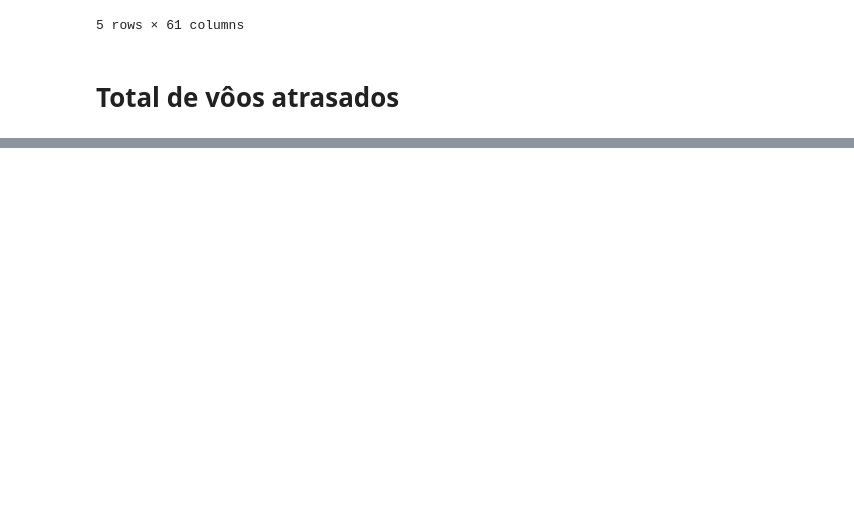
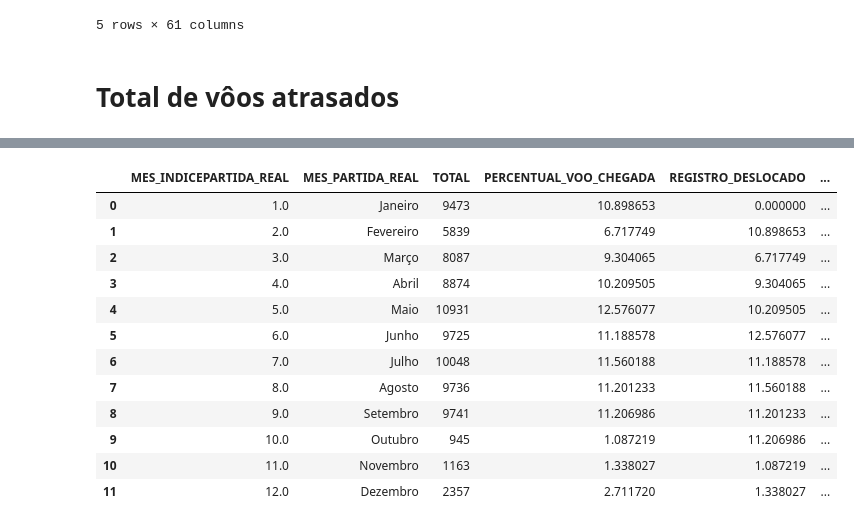
Before and after one commit to rodrigorocha1/dashboard_historico_voos, a Jupyter notebook: notebooks/analise_dos_dados.ipynb, the cells around one changed output, grey strips where cells are left out. Drawn from its saved outputs; the diff is of its cells as text; code cells hidden in the pictures; blank space fills up the shorter version.

```diff
--- a/notebooks/analise_dos_dados.ipynb
+++ b/notebooks/analise_dos_dados.ipynb
@@ -309,0 +322,22 @@ perfil_voos_partida_chegada(nm_coluna='PONTUALIDADE_VOO_CHEGADA')
+# %%
+def perfil_voos_chegada( filtro_mes: List = None,
+                                filtro_compania: List = None, filtro_partida: str = None, colunas_agrupamento: List = None):
+    """
+    Método personalisado para trazer o dataframe de acordo com a escolha
+    :param colunas_agrupamento: Uma lista com os campos do dataframe
+    :param filtro_partida: filtro para dizer se saíu adiantado ou atrasado
+    :param filtro_mes: Mês de Análise
+    :param filtro_compania: Compania Áerea
+    :return: Um dataframe filtrado
+    """
+
+    df_voo_adi_atra = dados_vooo_completo.copy()
+    df_voo_adi_atra = df_voo_adi_atra.sort_values(by='MES_INDICEPARTIDA_REAL')
+    if filtro_partida is not None:
+        df_voo_adi_atra = df_voo_adi_atra[(df_voo_adi_atra['PONTUALIDADE_VOO_CHEGADA'].isin(filtro_partida))]
+    if filtro_compania is not None:
+        df_voo_adi_atra = df_voo_adi_atra[(df_voo_adi_atra['NM_EMPRESAS'].isin(filtro_compania))]
+    if filtro_mes is not None:
+        df_voo_adi_atra = df_voo_adi_atra[(df_voo_adi_atra['MES_CHEGADA_REAL'].isin(filtro_mes))]
+    df_total_voos_pontualidade = df_voo_adi_atra.groupby(colunas_agrupamento).size().reset_index(name='TOTAL')
+    return df_total_voos_pontualidade
@@ -309,0 +390,8 @@ perfil_voos_partida_chegada(nm_coluna='PONTUALIDADE_VOO_CHEGADA')
+# %%
+def percentual_voo_atrasado_chegada(colunas_agrupamento: List, filtro_compania: List):
+    df_filtrado = perfil_voos_chegada(colunas_agrupamento=colunas_agrupamento, filtro_compania=filtro_compania, filtro_partida=['Atrasado'])
+    total_registro = df_filtrado['TOTAL'].sum()
+    df_filtrado['PERCENTUAL_VOO_CHEGADA'] = df_filtrado['TOTAL'] * 100 / total_registro
+    df_filtrado['REGISTRO_DESLOCADO'] = df_filtrado['PERCENTUAL_VOO_CHEGADA'].shift(1, fill_value=0)
+    df_filtrado['VARIACAO_PERCENTUAL_VOO_ATRASADO_CHEGADA'] = (df_filtrado['PERCENTUAL_VOO_CHEGADA'] - df_filtrado['REGISTRO_DESLOCADO']) / df_filtrado['REGISTRO_DESLOCADO'] * 100
+    return df_filtrado
@@ -309,0 +411,16 @@ perfil_voos_partida_chegada(nm_coluna='PONTUALIDADE_VOO_CHEGADA')
+# %%
+percentual_voo_atrasado_chegada(colunas_agrupamento=['MES_INDICEPARTIDA_REAL', 'MES_PARTIDA_REAL'], filtro_compania=['AZUL'])
+# %% [output]
+|  | MES_INDICEPARTIDA_REAL | MES_PARTIDA_REAL | TOTAL | PERCENTUAL_VOO_CHEGADA | REGISTRO_DESLOCADO | ... |
+| 0 | 1.0 | Janeiro | 9473 | 10.898653 | 0.000000 | ... |
+| 1 | 2.0 | Fevereiro | 5839 | 6.717749 | 10.898653 | ... |
+| 2 | 3.0 | Março | 8087 | 9.304065 | 6.717749 | ... |
+| 3 | 4.0 | Abril | 8874 | 10.209505 | 9.304065 | ... |
+| 4 | 5.0 | Maio | 10931 | 12.576077 | 10.209505 | ... |
+| 5 | 6.0 | Junho | 9725 | 11.188578 | 12.576077 | ... |
+| 6 | 7.0 | Julho | 10048 | 11.560188 | 11.188578 | ... |
+| 7 | 8.0 | Agosto | 9736 | 11.201233 | 11.560188 | ... |
+| 8 | 9.0 | Setembro | 9741 | 11.206986 | 11.201233 | ... |
+| 9 | 10.0 | Outubro | 945 | 1.087219 | 11.206986 | ... |
+| 10 | 11.0 | Novembro | 1163 | 1.338027 | 1.087219 | ... |
+| 11 | 12.0 | Dezembro | 2357 | 2.711720 | 1.338027 | ... |
```
Also changed, not shown: parts of 16 cells of this notebook.
